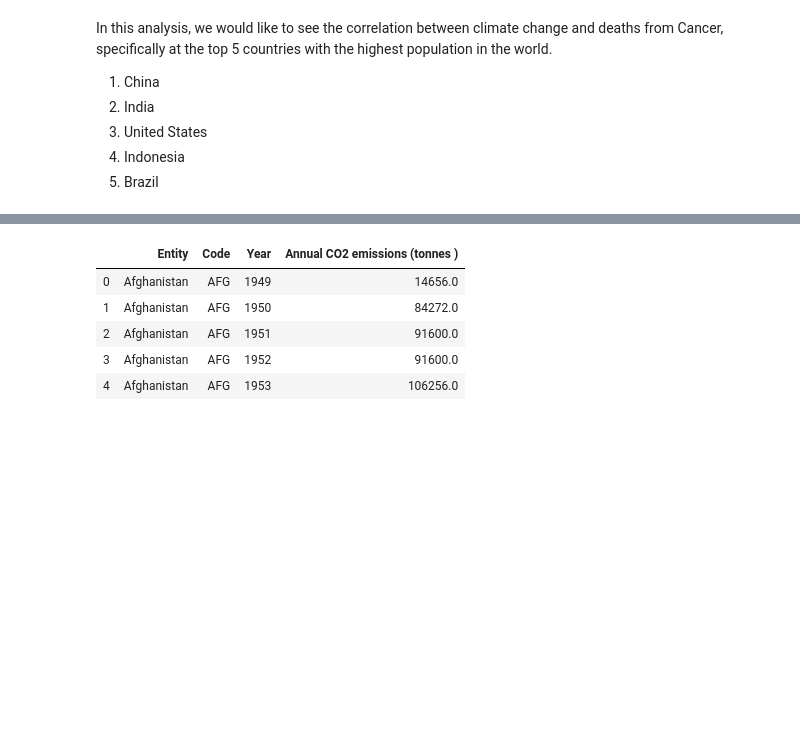
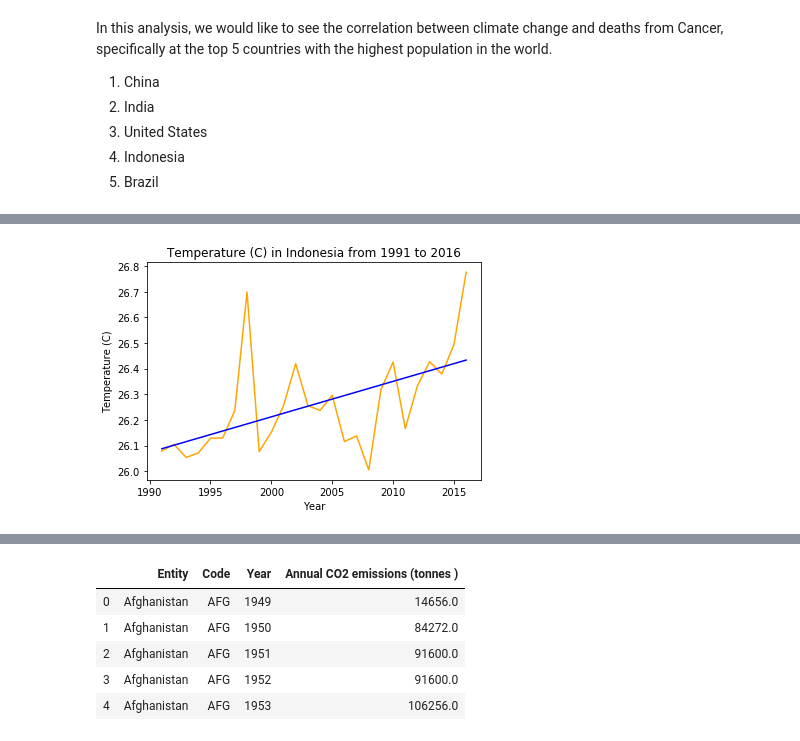
Before and after one commit to mhandipranata/climate-change-analysis, a Jupyter notebook: Climate_Change_Analysis.ipynb, the cells around one changed output, grey strips where cells are left out. Cells and saved outputs as stored; diff of their text form; code cells hidden in the pictures; blank space fills up the shorter version.

```diff
--- a/Climate_Change_Analysis.ipynb
+++ b/Climate_Change_Analysis.ipynb
@@ -102,0 +241,7 @@ temp_indonesia.head()
+# %%
+# Grouping the DataFrame by year
+temp_indonesia_by_year = temp_indonesia.groupby(["Year"])
+
+# Calculate the average temperature by year and print in DataFrame
+temp_indonesia_by_year_mean = pd.DataFrame(temp_indonesia_by_year["Temperature - (Celsius)"].mean())
+temp_indonesia_by_year_mean
@@ -102,0 +267,10 @@ temp_indonesia.head()
+# %%
+# Perform a linear regression on the temperature year by year
+year = temp_indonesia_by_year_mean.index
+temp = temp_indonesia_by_year_mean["Temperature - (Celsius)"]
+
+(slope, intercept, r_value, p_value, std_err) = stats.linregress(year, temp)
+
+# Get regression values
+regress_values = year * slope + intercept
+# print(regress_values)
@@ -103,3 +288,14 @@ temp_indonesia.head()
+# %%
+# Create plot for temperature in China from 1991 to 2016 with the line regression
+plt.plot(temp_indonesia_by_year_mean.index, temp_indonesia_by_year_mean["Temperature - (Celsius)"],
+        color="orange")
+plt.plot(year, regress_values, color="blue")
+plt.title("Temperature (C) in Indonesia from 1991 to 2016")
+plt.xlabel("Year")
+plt.ylabel("Temperature (C)")
+plt.show()
+# %% [output]
+[figure, added]
 # %%
 # Check and print the temperature data (Brazil)
 temp_brazil.head()
```
Also changed, not shown: parts of 27 cells of this notebook.
